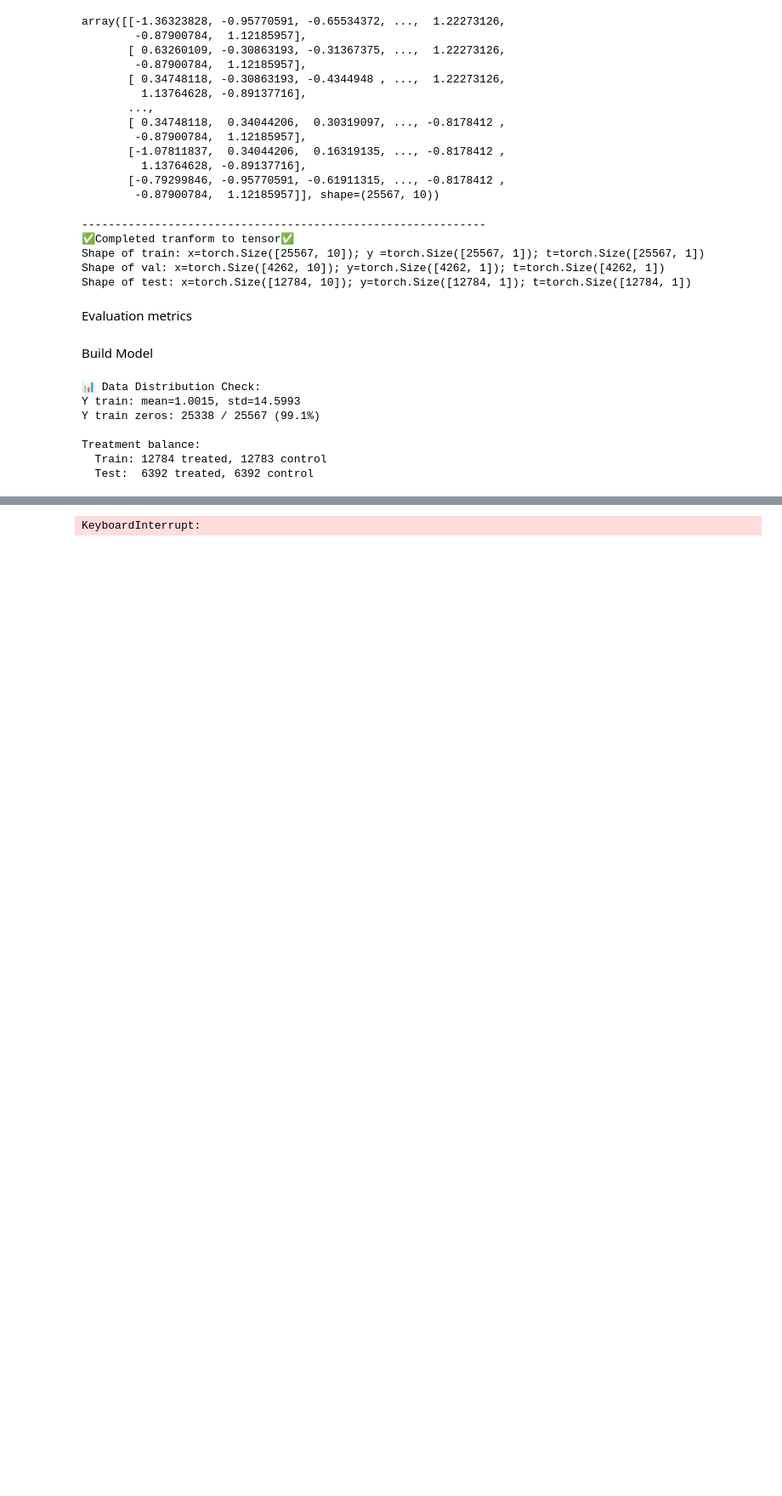
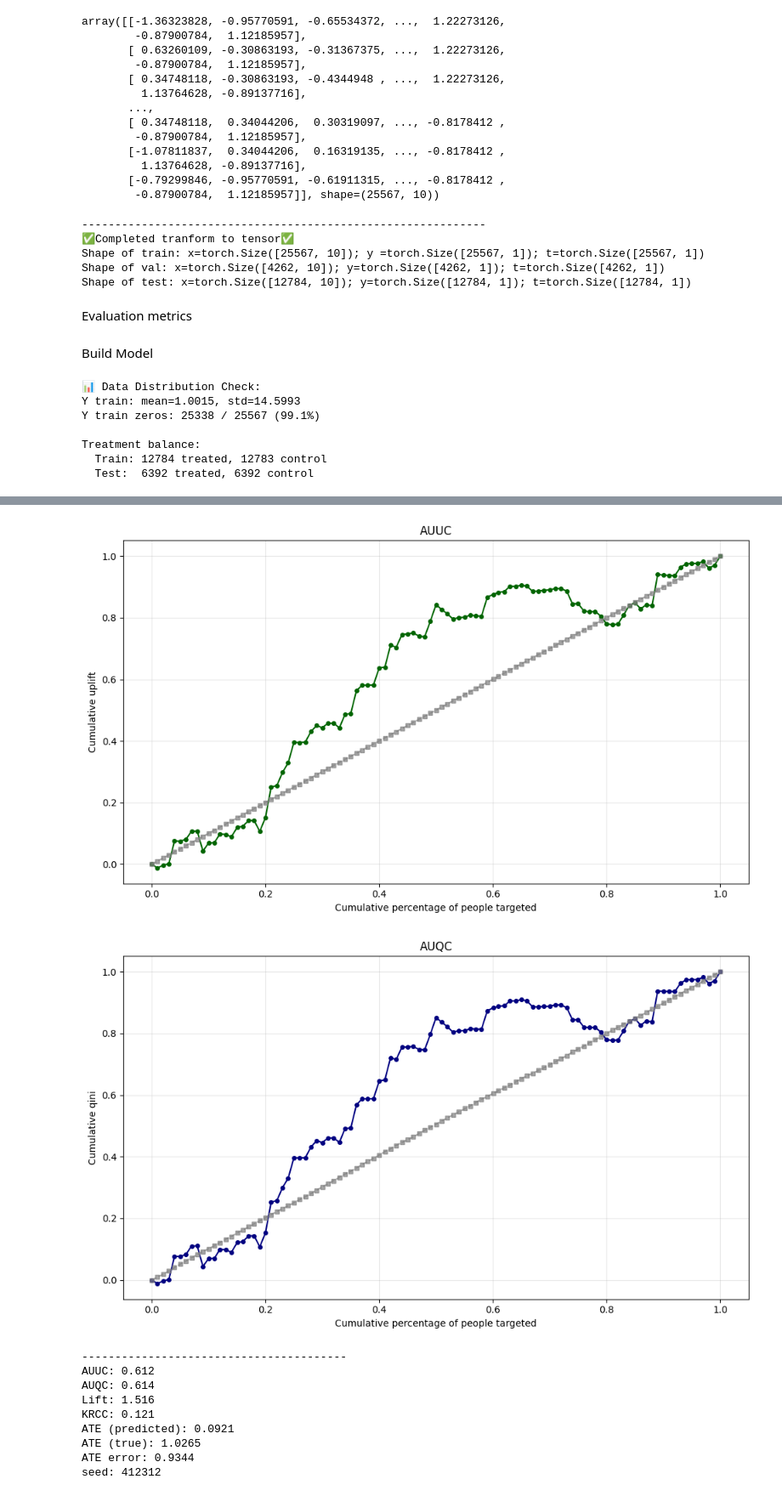
Before and after one commit to ducvu0904/RERUM, a Jupyter notebook: Tarnet/main.ipynb, the cells around one changed output, grey strips where cells are left out. Shown at 85% size. Saved outputs shown, nothing was run; the diff lists cells and outputs as text; code cells hidden in the pictures; blank space fills up the shorter version.

```diff
--- a/Tarnet/main.ipynb
+++ b/Tarnet/main.ipynb
@@ -218,9 +218,7 @@ Treatment balance:
   Train: 12784 treated, 12783 control
   Test:  6392 treated, 6392 control
 # %%
-epochs = 50
-alpha = 1
-beta = 1
+epochs = 150
 lr = 1e-3
 wd = 1e-4
 early_stop_metric = "qini"
@@ -231,14 +229,16 @@ shared_dropout = 0
 outcome_droupout = 0
 shared_hidden = 200
 outcome_hidden = 100
-uplift_lambda = 1.0
-response_lambda = 1.0
+uplift_lambda = 0
+response_lambda = 0
 early_stop_start = 50
-ranking_start = 50
+ranking_start = 30
 
+print (f" uplift lambda = {uplift_lambda}")
+print (f" response lambda = {response_lambda}")
+print (f" early stop start = {early_stop_start}")
+print (f" ranking start = {ranking_start}")
 print (f" epochs = {epochs}")
-print (f" alpha = {alpha}")
-print (f" beta = {beta}")
 print (f" learning rate = {lr}")
 print (f" weight decay = {wd}")
 print (f" early stop = {early_stop_metric}")
@@ -268,8 +270,6 @@ seed = 412312
 seed_everything(seed)
 
 tarnet = Tarnet(input_dim=x_men_train_t.shape[1], epochs=epochs,
-                      alpha=alpha,
-                      beta= beta,
                       learning_rate=lr,
                       weight_decay=wd,
                       use_ema=ema,
@@ -306,11 +306,18 @@ auqc_score = auqc(y_true, t_true, uplift_pred, bins=100, plot=True)
 lift_score = lift(y_true, t_true, uplift_pred, h=0.3)
 krcc_score = krcc(y_true, t_true, uplift_pred, bins= 100)
 
+# Calculate ATE
+ate_pred = uplift_pred.mean()  # Predicted ATE from model
+ate_true = y_true[t_true == 1].mean() - y_true[t_true == 0].mean()  # True ATE from RCT data
+
 print ("-"*40)
 print (f"AUUC: {auuc_score:.3f}")
 print (f"AUQC: {auqc_score:.3f}")
 print (f"Lift: {lift_score:.3f}")
 print (f"KRCC: {krcc_score:.3f}")
+print (f"ATE (predicted): {ate_pred:.4f}")
+print (f"ATE (true): {ate_true:.4f}")
+print (f"ATE error: {abs(ate_pred - ate_true):.4f}")
 print (f"seed: {seed}")
 # %% [output]
 🔒 Locked Random Seed: 412312
@@ -326,4 +340,14 @@ Epoch 3/50 | Base Loss: 437.7750 | Uplift Loss: 0.000000 | Response Loss: 0.0000
+[figure, added]
+[figure, added]
-KeyboardInterrupt:
+----------------------------------------
+AUUC: 0.612
+AUQC: 0.614
+Lift: 1.516
+KRCC: 0.121
+ATE (predicted): 0.0921
+ATE (true): 1.0265
+ATE error: 0.9344
+seed: 412312
 # %%
 seed = 42
 seed_everything(seed)
```
Also changed, not shown: parts of 6 cells of this notebook, 24 other files.
